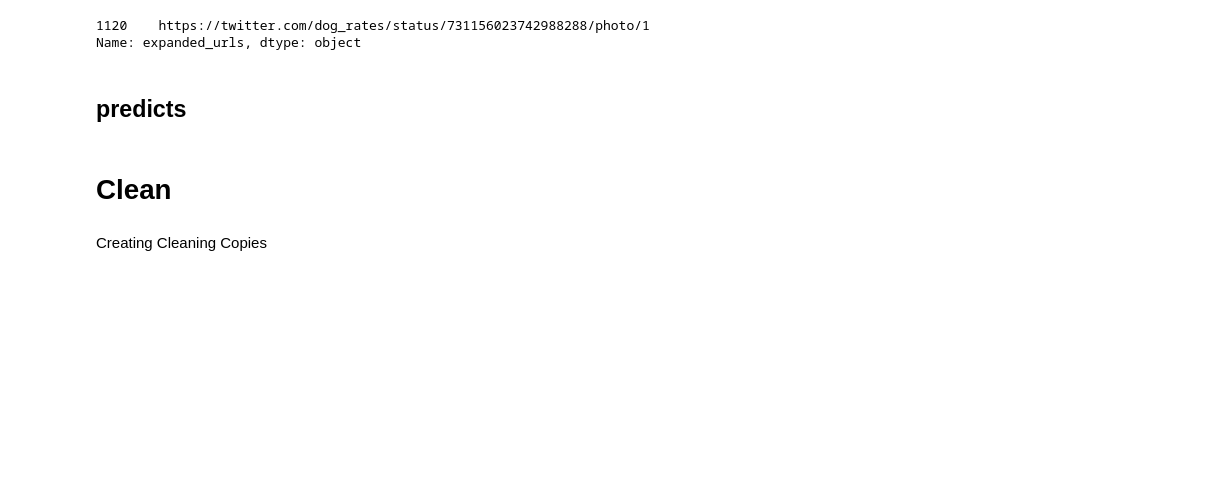
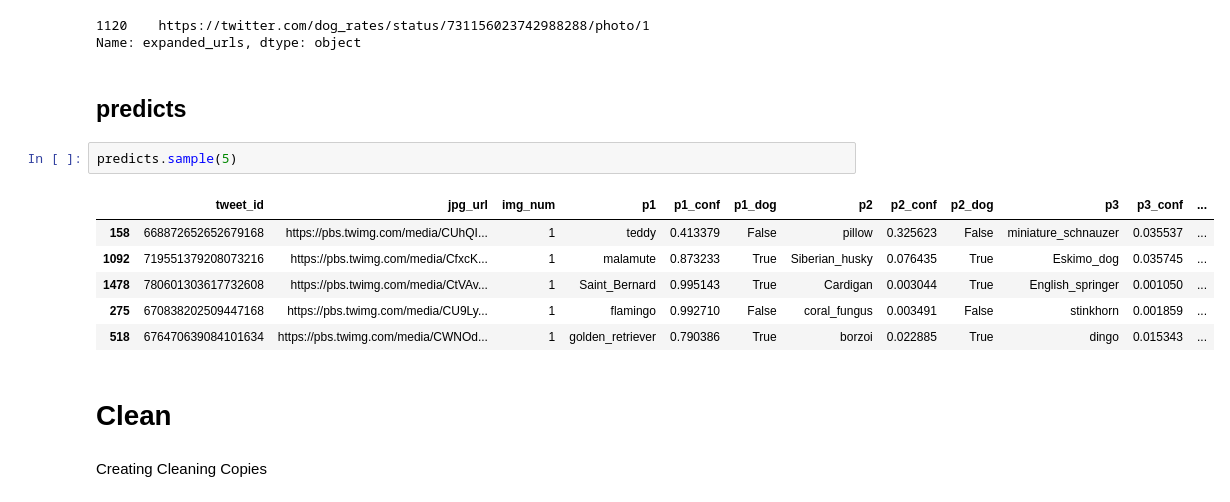
Before and after one commit to jmlam/Ud-Data-Wrangle, a Jupyter notebook: WeRateDogs/weratedogs_project.ipynb, the cells around one changed output. Cells and saved outputs as stored; diff of their text form; blank space fills up the shorter version.

```diff
--- a/WeRateDogs/weratedogs_project.ipynb
+++ b/WeRateDogs/weratedogs_project.ipynb
@@ -220,6 +226,15 @@ twitter_archive[twitter_archive.rating_denominator == 170]['expanded_urls']
 Name: expanded_urls, dtype: object
 # %% [markdown]
 ## predicts
+# %%
+predicts.sample(5)
+# %% [output]
+|  | tweet_id | jpg_url | img_num | p1 | p1_conf | p1_dog | p2 | p2_conf | p2_dog | p3 | p3_conf | ... |
+| 158 | 668872652652679168 | https://pbs.twimg.com/media/CUhQI... | 1 | teddy | 0.413379 | False | pillow | 0.325623 | False | miniature_schnauzer | 0.035537 | ... |
+| 1092 | 719551379208073216 | https://pbs.twimg.com/media/CfxcK... | 1 | malamute | 0.873233 | True | Siberian_husky | 0.076435 | True | Eskimo_dog | 0.035745 | ... |
+| 1478 | 780601303617732608 | https://pbs.twimg.com/media/CtVAv... | 1 | Saint_Bernard | 0.995143 | True | Cardigan | 0.003044 | True | English_springer | 0.001050 | ... |
+| 275 | 670838202509447168 | https://pbs.twimg.com/media/CU9Ly... | 1 | flamingo | 0.992710 | False | coral_fungus | 0.003491 | False | stinkhorn | 0.001859 | ... |
+| 518 | 676470639084101634 | https://pbs.twimg.com/media/CWNOd... | 1 | golden_retriever | 0.790386 | True | borzoi | 0.022885 | True | dingo | 0.015343 | ... |
 # %% [markdown]
 # Clean
 # %% [markdown]
```
Also changed, not shown: parts of 4 cells of this notebook, 2 other files.
